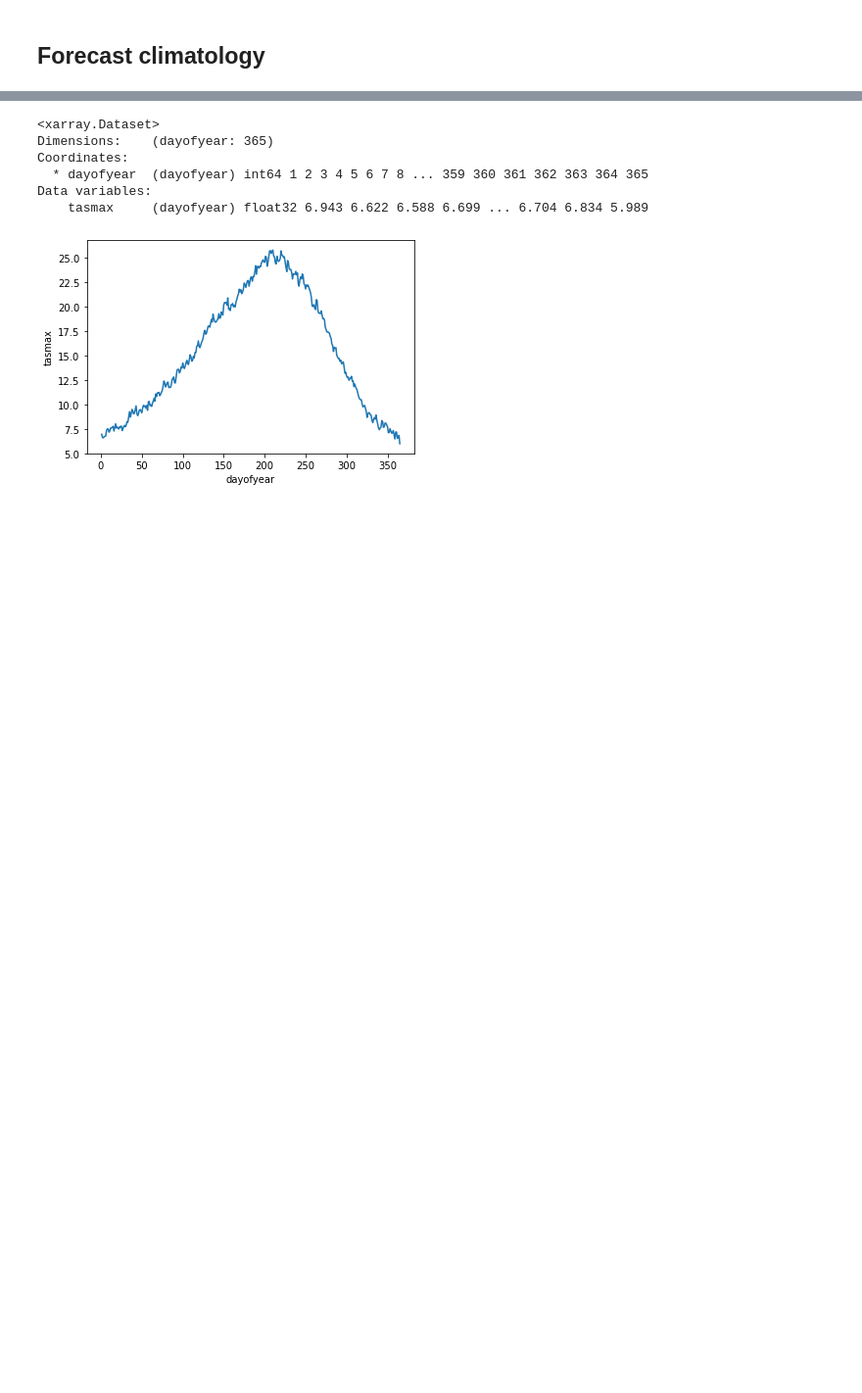
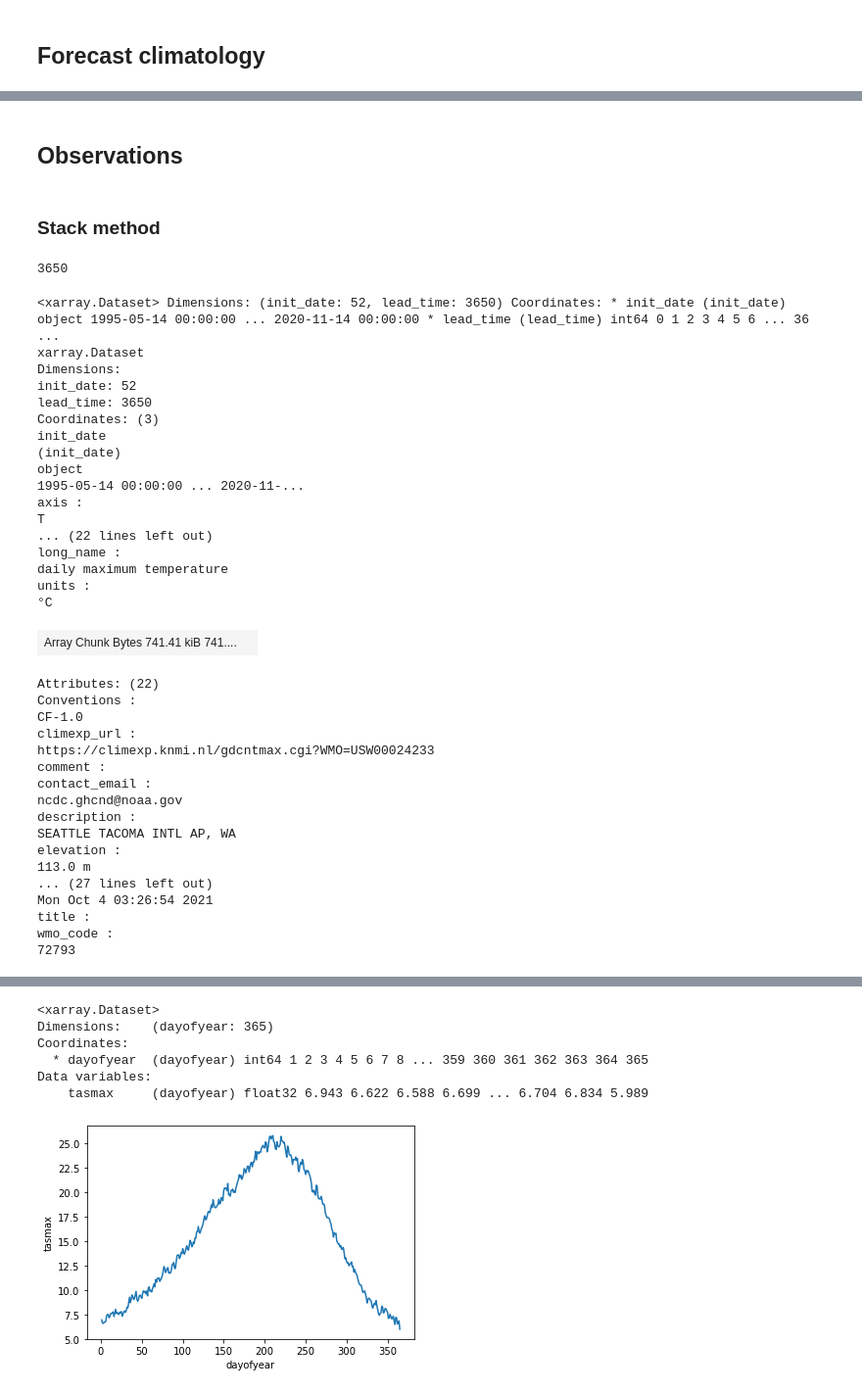
Before and after one commit to AusClimateService/unseen, a Jupyter notebook: projects/seatac/daily_bias_correction.ipynb, the cells around one changed output, grey strips where cells are left out. Shown at 98% size. Drawn from its saved outputs; the diff is of its cells as text; code cells hidden in the pictures; blank space fills up the shorter version.

```diff
--- a/projects/seatac/daily_bias_correction.ipynb
+++ b/projects/seatac/daily_bias_correction.ipynb
@@ -71,11 +88,12 @@ Data variables:
+# %% [markdown]
+## Observations
 # %%
-obs_file = '/g/data/xv83/dbi599/seatac/data/tasmax_GHCNv2_SeaTac_daily_1948-2021.nc'
+obs_file = '/g/data/xv83/dbi599/seatac/data/tasmax_GHCNv2_1948-2021_seatac.zarr.zip'
 # %%
-ds_obs = fileio.open_file(obs_file,
-                          variables=['tasmax'],
-                          units={'tasmax': 'C'},
-                          metadata_file='../../config/dataset_knmi_daily.yml',
-                          input_freq='D',
-                         )
+ds_obs = fileio.open_file(obs_file)
-# %%
-ds_obs = ds_obs.compute()
+# %% [markdown]
+### Stack method
+# %%
+ds_forecast.sizes['lead_time']
+# %% [output]
+3650
@@ -81,0 +104,38 @@ ds_obs = ds_obs.compute()
+# %%
+obs_stacked
+# %% [output]
+<xarray.Dataset> Dimensions: (init_date: 52, lead_time: 3650) Coordinates: * init_date (init_date) object 1995-05-14 00:00:00 ... 2020-11-14 00:00:00 * lead_time (lead_time) int64 0 1 2 3 4 5 6 ... 36 ...
+xarray.Dataset
+Dimensions:
+init_date: 52
+lead_time: 3650
+Coordinates: (3)
+init_date
+(init_date)
+object
+1995-05-14 00:00:00 ... 2020-11-...
+axis :
+T
+... (22 lines left out)
+long_name :
+daily maximum temperature
+units :
+°C
+| Array Chunk Bytes 741.41 kiB 741.... |  |
+Attributes: (22)
+Conventions :
+CF-1.0
+climexp_url :
+https://climexp.knmi.nl/gdcntmax.cgi?WMO=USW00024233
+comment :
+contact_email :
+ncdc.ghcnd@noaa.gov
+description :
+SEATTLE TACOMA INTL AP, WA
+elevation :
+113.0 m
+... (27 lines left out)
+Mon Oct 4 03:26:54 2021
+title :
+wmo_code :
+72793
```
Also changed, not shown: parts of 29 cells of this notebook, 6 other files.
